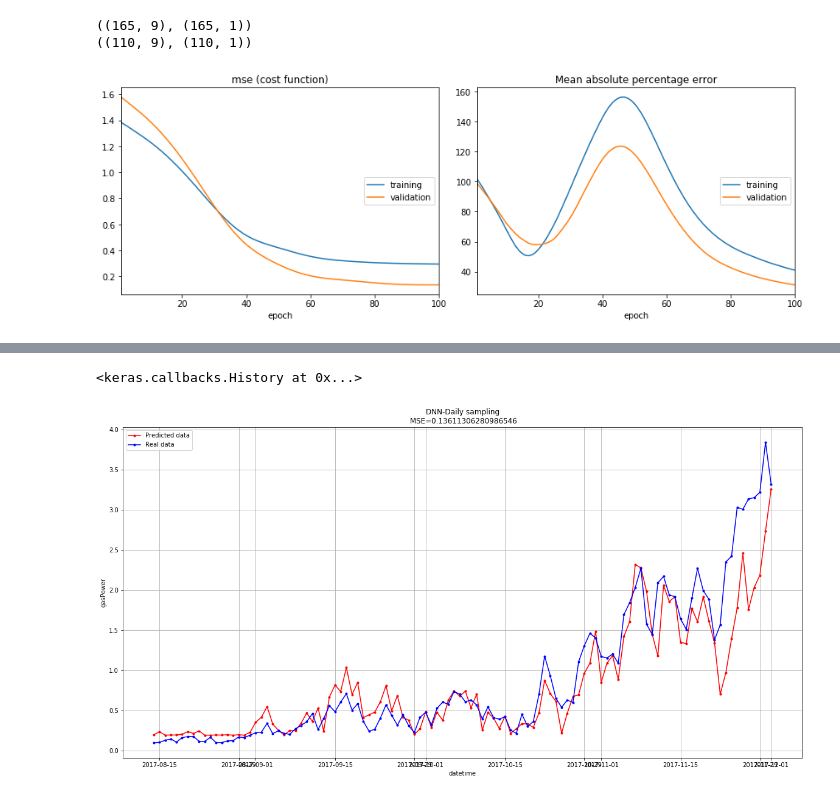
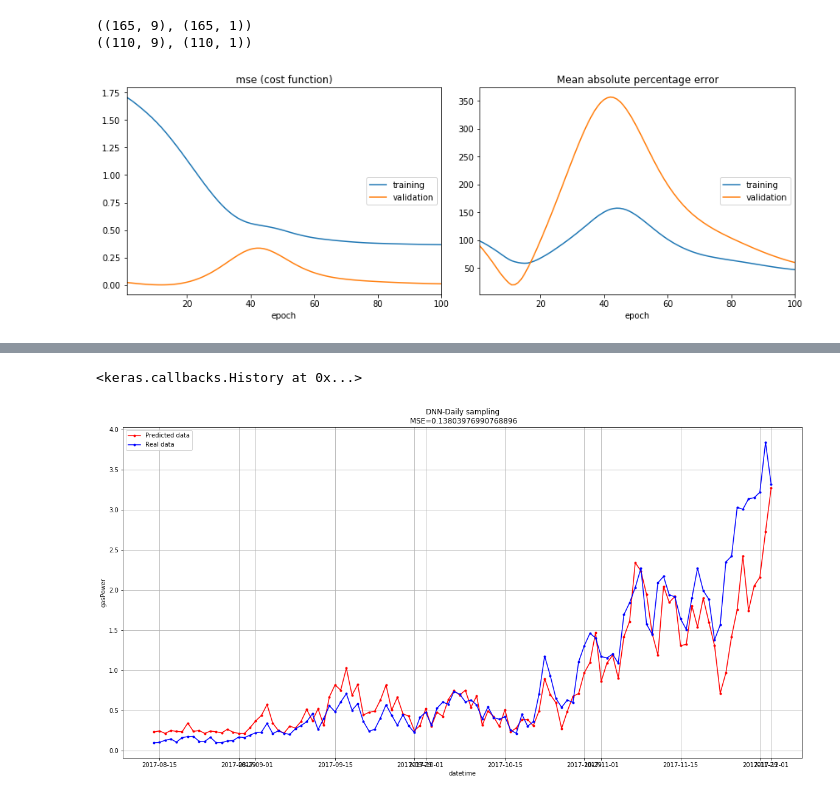
Before and after one commit to deKeijzer/KB-74-OPSCHALER, a Jupyter notebook: Personal_folders/Vector/DNN.ipynb, the cells around one changed output, grey strips where cells are left out. Drawn from its saved outputs; the diff is of its cells as text; code cells hidden in the pictures.

```diff
--- a/Personal_folders/Vector/DNN.ipynb
+++ b/Personal_folders/Vector/DNN.ipynb
@@ -106,7 +106,7 @@ model.compile(optimizer = 'adam', loss = 'mse', metrics = ['mape'])
 # %%
 #y_train = (y_train-min(y_train))/(max(y_train)-min(y_train))
 #y_test = (y_test-min(y_test))/(max(y_test)-min(y_test))
 
-model.fit(X_train, y_train, batch_size =int(len(X_train)),epochs = 100,verbose=1,validation_data=(X_test, y_test),callbacks=[PlotLossesKeras()])
+model.fit(X_train, y_train, batch_size =int(len(X_train)),epochs = 100,verbose=1, validation_split = 0.2,callbacks=[PlotLossesKeras()])
 # %% [output]
-[figure, old version]
+[figure, new version]
@@ -134,4 +134,4 @@ plt.ylabel('gasPower')
 plt.legend()
 plt.show()
 # %% [output]
-[figure, old version]
+[figure, new version]
```
Also changed, not shown: parts of 1 cell of this notebook, 2 other files.
